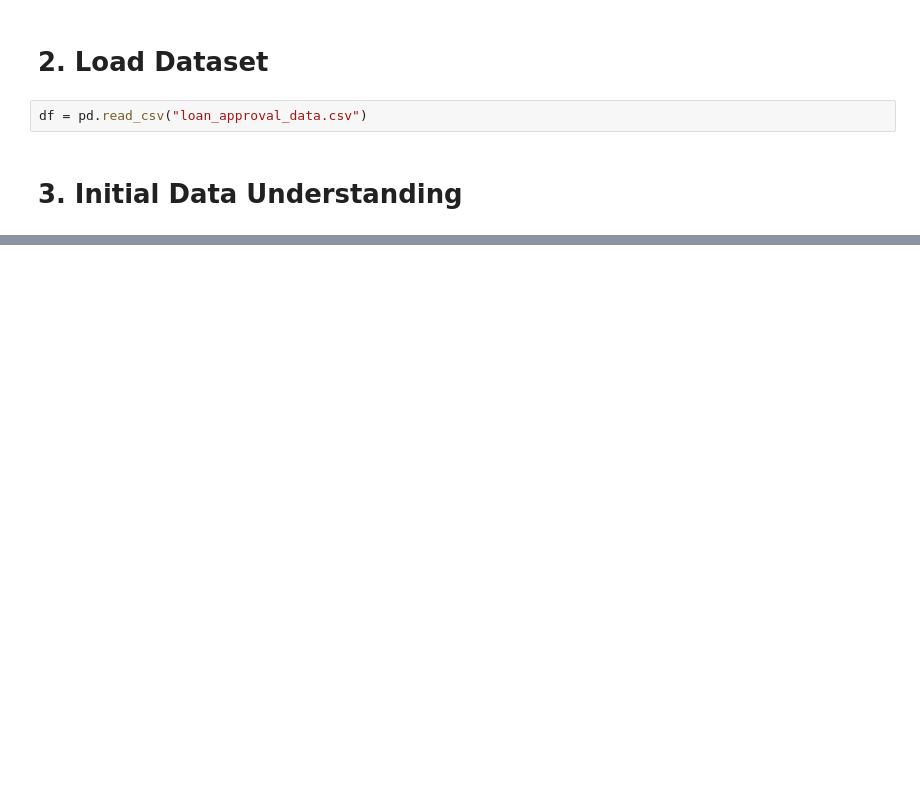
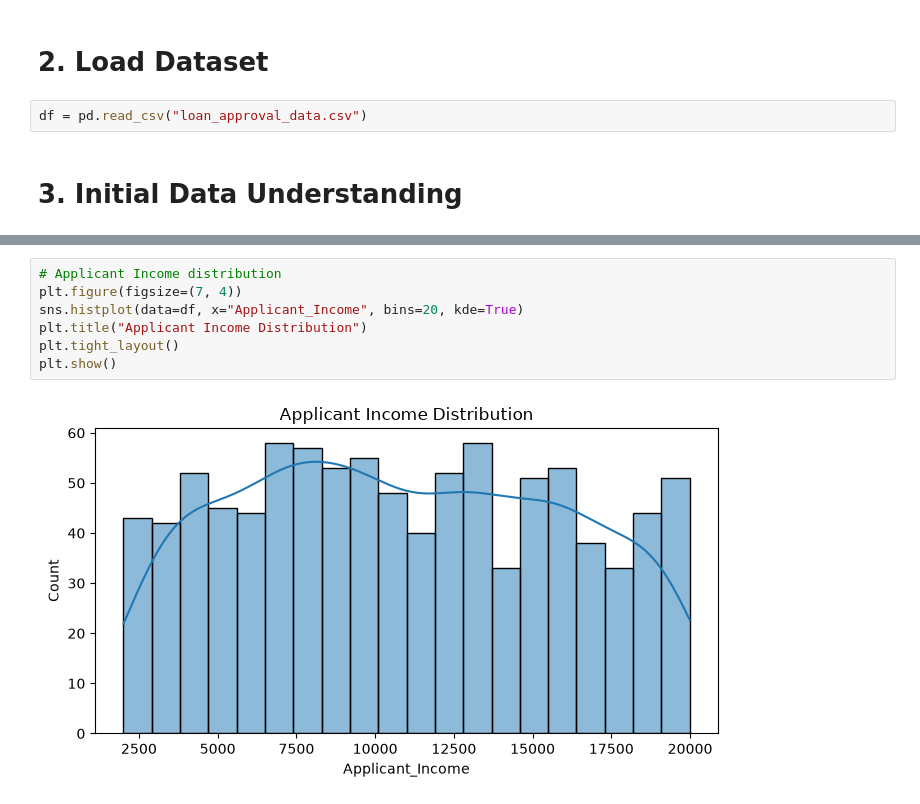
Before and after one commit to kaifbaig/CreditWise-Loan-Approval, a Jupyter notebook: credit_wise.ipynb, the cells around one changed output, grey strips where cells are left out. Saved outputs shown, nothing was run; the diff lists cells and outputs as text; blank space fills up the shorter version.

```diff
--- a/credit_wise.ipynb
+++ b/credit_wise.ipynb
@@ -903,0 +116,9 @@ This project demonstrates the complete workflow of a supervised classification p
+# %%
+# Applicant Income distribution
+plt.figure(figsize=(7, 4))
+sns.histplot(data=df, x="Applicant_Income", bins=20, kde=True)
+plt.title("Applicant Income Distribution")
+plt.tight_layout()
+plt.show()
+# %% [output]
+[figure, added]
```
Also changed, not shown: parts of 129 cells of this notebook, 8 other files.
